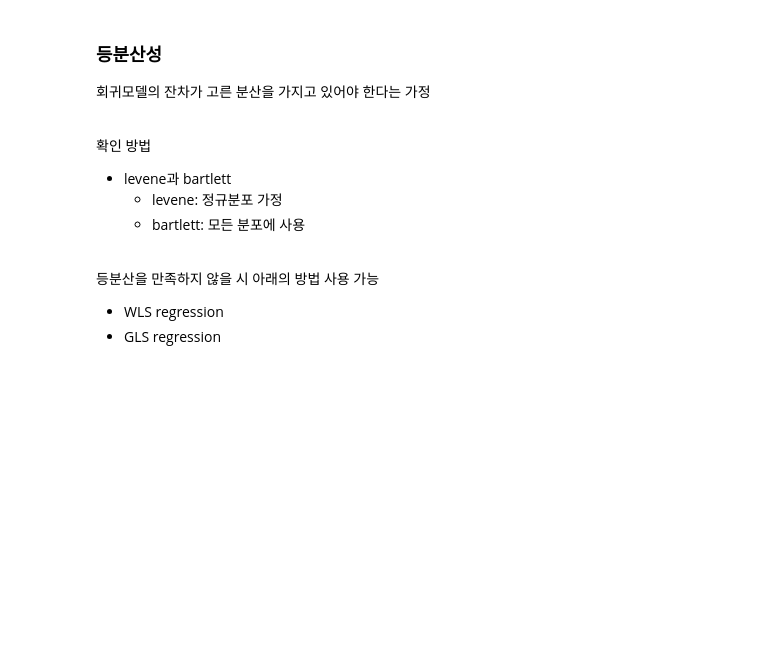
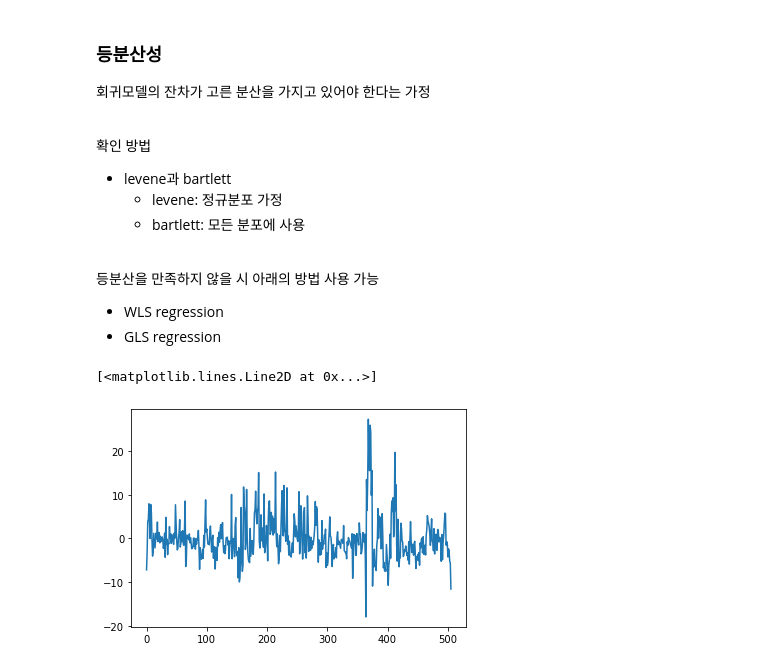
Before and after one commit to Eunseo23/Big-Data, a Jupyter notebook: bigdata2/day02.ipynb, the cells around one changed output. Cells and saved outputs as stored; diff of their text form; code cells hidden in the pictures; blank space fills up the shorter version.

```diff
--- a/bigdata2/day02.ipynb
+++ b/bigdata2/day02.ipynb
@@ -525,3 +547,8 @@ from statsmodels.stats.outliers_influence import variance_inflation_factor
 등분산을 만족하지 않을 시 아래의 방법 사용 가능
 - WLS regression
 - GLS regression
+# %%
+plt.plot(range(len(model.resid)),model.resid)
+# %% [output]
+[<matplotlib.lines.Line2D at 0x...>]
+[figure, added]
```
Also changed, not shown: parts of 10 cells of this notebook.
